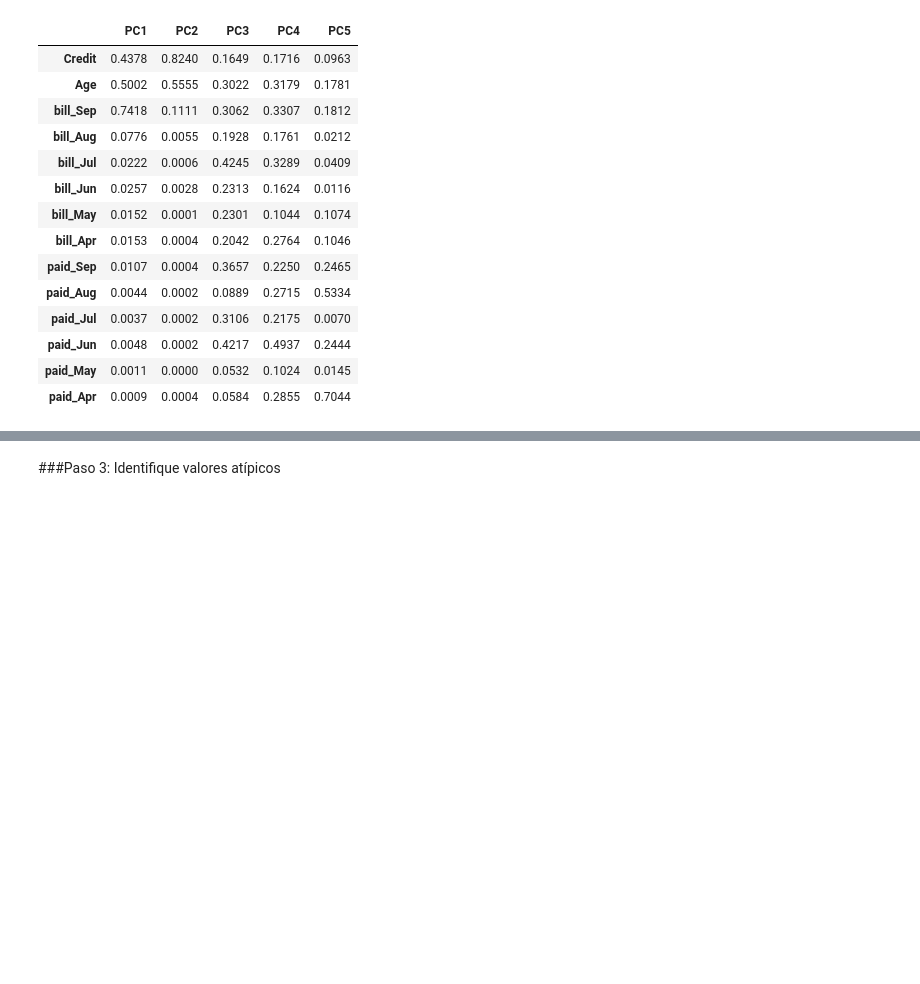
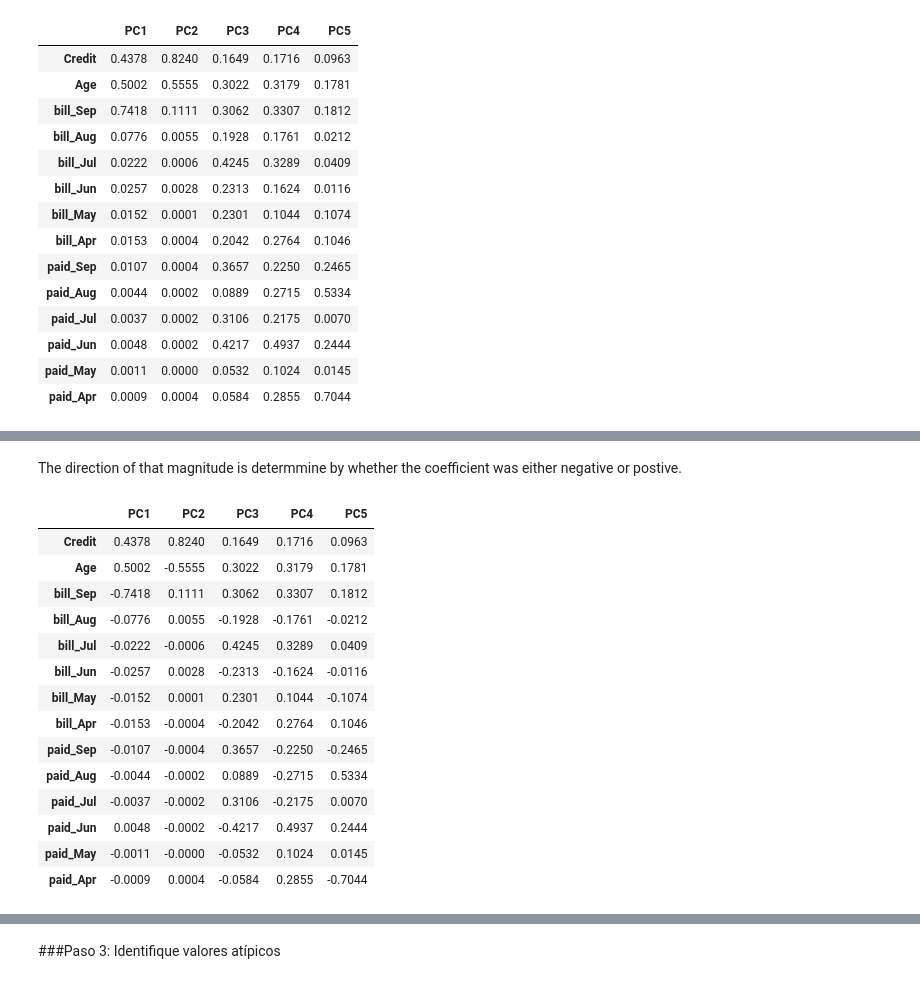
Before and after one commit to PosgradoMNA/actividades-del-projecto-team-1, a Jupyter notebook: Semana4_Actividad4_Team1.ipynb, the cells around one changed output, grey strips where cells are left out. Saved outputs shown, nothing was run; the diff lists cells and outputs as text; code cells hidden in the pictures; blank space fills up the shorter version.

```diff
--- a/Semana4_Actividad4_Team1.ipynb
+++ b/Semana4_Actividad4_Team1.ipynb
@@ -305,0 +359,24 @@ dtype: object
+# %% [markdown]
+The direction of that magnitude is determmine by whether the coefficient was either negative or postive.
+# %%
+df_components_direc = pd.DataFrame(
+pcs.components_.round(4),
+columns = pca_df.columns,
+index = scaled_df_num.columns)
+df_components_direc.iloc[:,:5]
+# %% [output]
+|  | PC1 | PC2 | PC3 | PC4 | PC5 |
+| Credit | 0.4378 | 0.8240 | 0.1649 | 0.1716 | 0.0963 |
+| Age | 0.5002 | -0.5555 | 0.3022 | 0.3179 | 0.1781 |
+| bill_Sep | -0.7418 | 0.1111 | 0.3062 | 0.3307 | 0.1812 |
+| bill_Aug | -0.0776 | 0.0055 | -0.1928 | -0.1761 | -0.0212 |
+| bill_Jul | -0.0222 | -0.0006 | 0.4245 | 0.3289 | 0.0409 |
+| bill_Jun | -0.0257 | 0.0028 | -0.2313 | -0.1624 | -0.0116 |
+| bill_May | -0.0152 | 0.0001 | 0.2301 | 0.1044 | -0.1074 |
+| bill_Apr | -0.0153 | -0.0004 | -0.2042 | 0.2764 | 0.1046 |
+| paid_Sep | -0.0107 | -0.0004 | 0.3657 | -0.2250 | -0.2465 |
+| paid_Aug | -0.0044 | -0.0002 | 0.0889 | -0.2715 | 0.5334 |
+| paid_Jul | -0.0037 | -0.0002 | 0.3106 | -0.2175 | 0.0070 |
+| paid_Jun | 0.0048 | -0.0002 | -0.4217 | 0.4937 | 0.2444 |
+| paid_May | -0.0011 | -0.0000 | -0.0532 | 0.1024 | 0.0145 |
+| paid_Apr | -0.0009 | 0.0004 | -0.0584 | 0.2855 | -0.7044 |
```
Also changed, not shown: parts of 14 cells of this notebook.
